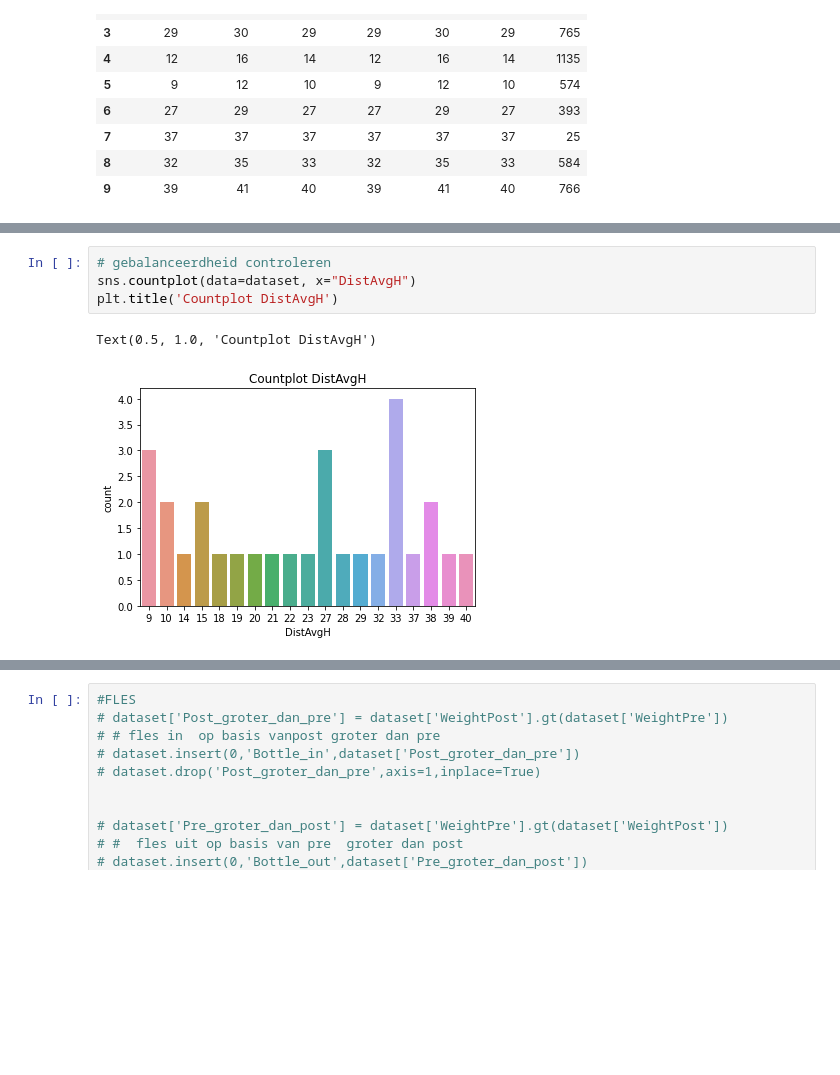
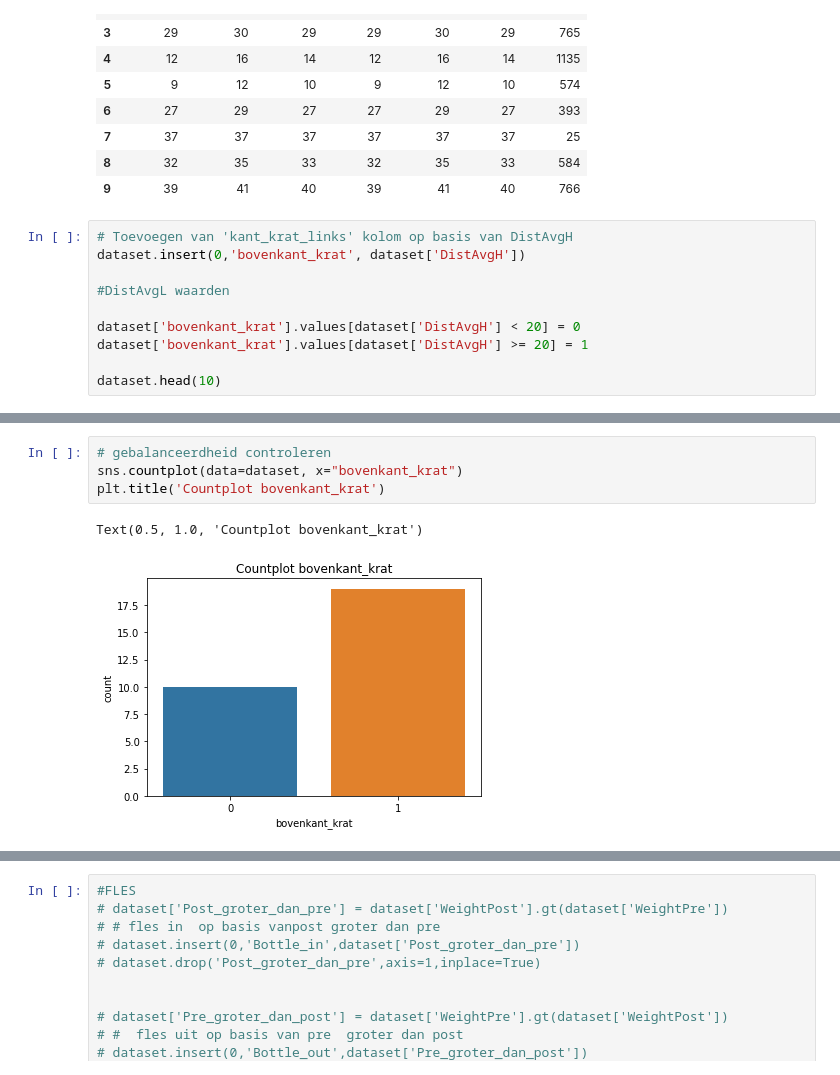
Before and after one commit to DeWildeDaan/DeliverYvesG1, a Jupyter notebook: testdata_logistic_regression_sensors_voorbereiding/testdata_logistic_regression_DistAvgH.ipynb, the cells around one changed output, grey strips where cells are left out. Cells and saved outputs as stored; diff of their text form; blank space fills up the shorter version.

Commit message:
added bovenkant_krat feature

```diff
--- a/testdata_logistic_regression_sensors_voorbereiding/testdata_logistic_regression_DistAvgH.ipynb
+++ b/testdata_logistic_regression_sensors_voorbereiding/testdata_logistic_regression_DistAvgH.ipynb
@@ -95,3 +95,13 @@ dataset.head(10)
 | 7 | 37 | 37 | 37 | 37 | 37 | 37 | 25 |
 | 8 | 32 | 35 | 33 | 32 | 35 | 33 | 584 |
 | 9 | 39 | 41 | 40 | 39 | 41 | 40 | 766 |
+# %%
+# Toevoegen van 'kant_krat_links' kolom op basis van DistAvgH
+dataset.insert(0,'bovenkant_krat', dataset['DistAvgH'])
+
+#DistAvgL waarden
+
+dataset['bovenkant_krat'].values[dataset['DistAvgH'] < 20] = 0
+dataset['bovenkant_krat'].values[dataset['DistAvgH'] >= 20] = 1
+
+dataset.head(10)
@@ -98,10 +120,10 @@ dataset.head(10)
 # %%
 # gebalanceerdheid controleren
-sns.countplot(data=dataset, x="DistAvgH")
-plt.title('Countplot DistAvgH')
+sns.countplot(data=dataset, x="bovenkant_krat")
+plt.title('Countplot bovenkant_krat')
 # %% [output]
-Text(0.5, 1.0, 'Countplot DistAvgH')
+Text(0.5, 1.0, 'Countplot bovenkant_krat')
-[figure, old version]
+[figure, new version]
 # %%
 # Lineaire correlatie tussen de features - heatmap
 
```
Also changed, not shown: parts of 26 cells of this notebook.
